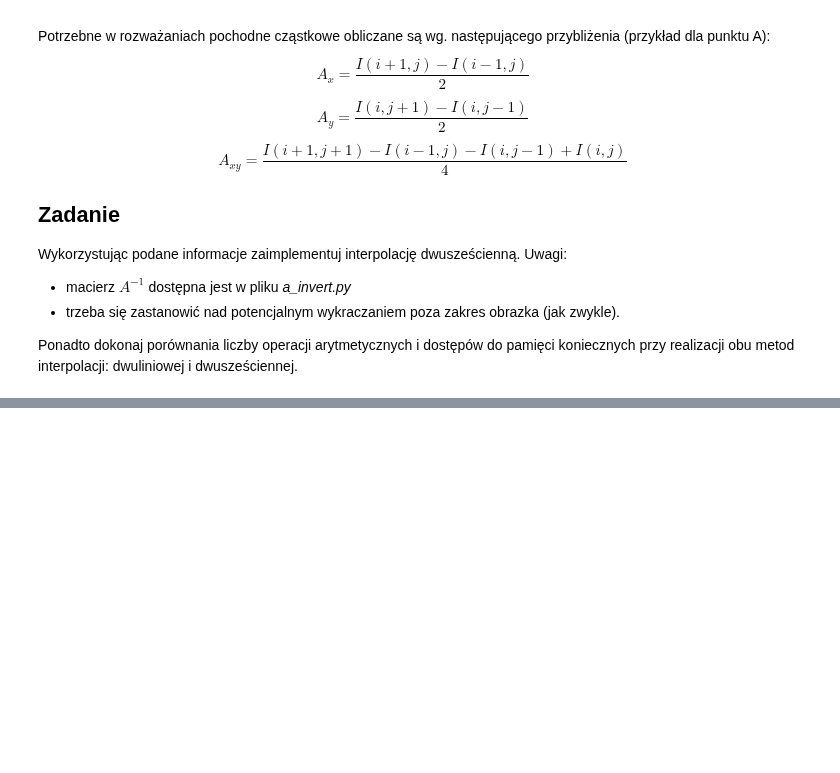
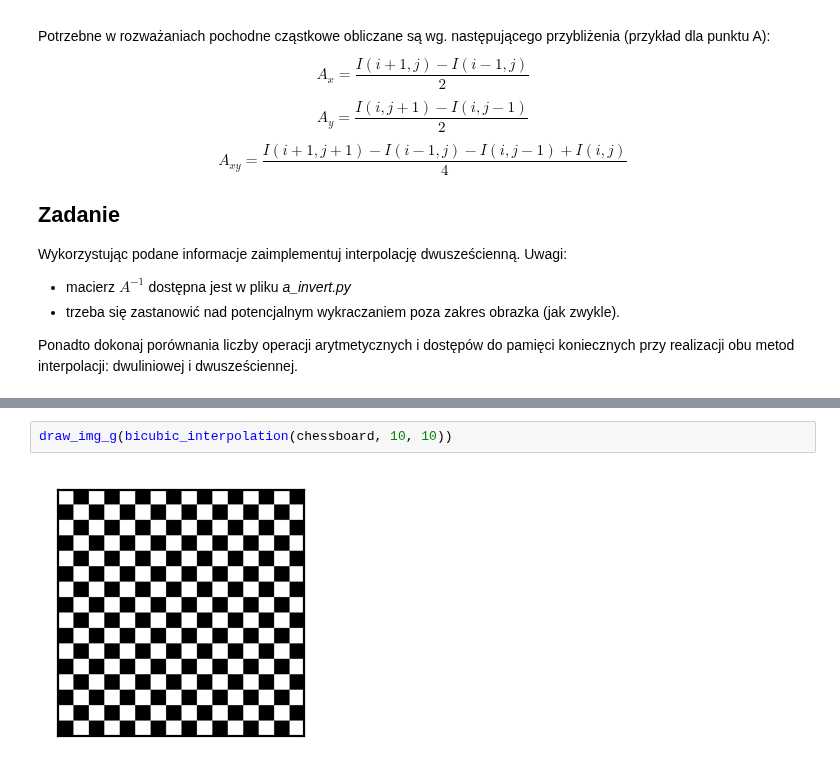
Before and after one commit to sQbanv/Introduction-to-Digital-Image-Processing, a Jupyter notebook: Rozdzielczość obrazów. Interpolacja/05_resolution_hw.ipynb, the cells around one changed output, grey strips where cells are left out. Cells and saved outputs as stored; diff of their text form; blank space fills up the shorter version.

```diff
--- a/Rozdzielczość obrazów. Interpolacja/05_resolution_hw.ipynb
+++ b/Rozdzielczość obrazów. Interpolacja/05_resolution_hw.ipynb
@@ -91,0 +170,4 @@ import ainvert
+# %%
+draw_img_g(bicubic_interpolation(chessboard, 10, 10))
+# %% [output]
+[figure, added]
```
Also changed, not shown: parts of 7 cells of this notebook, 1 other file.
